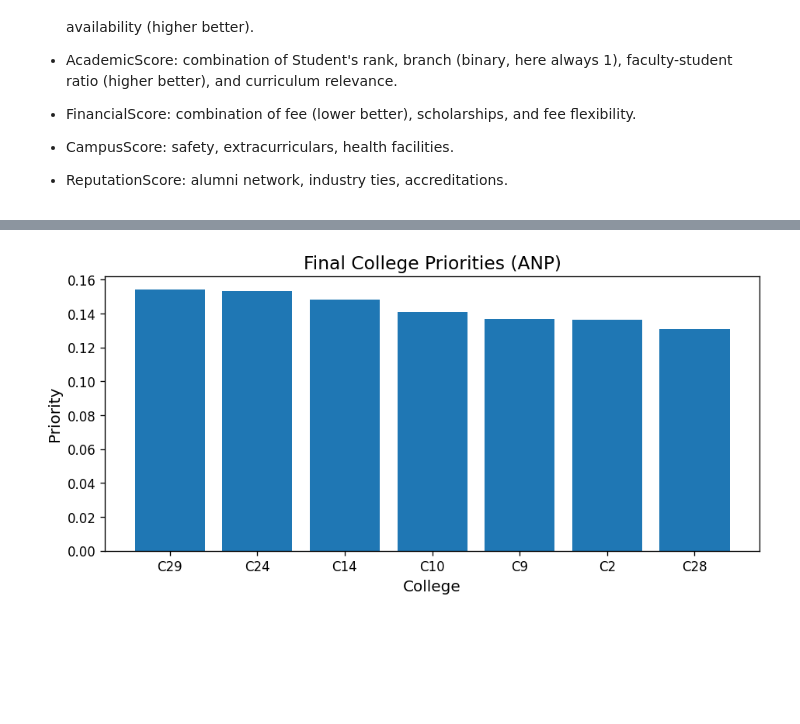
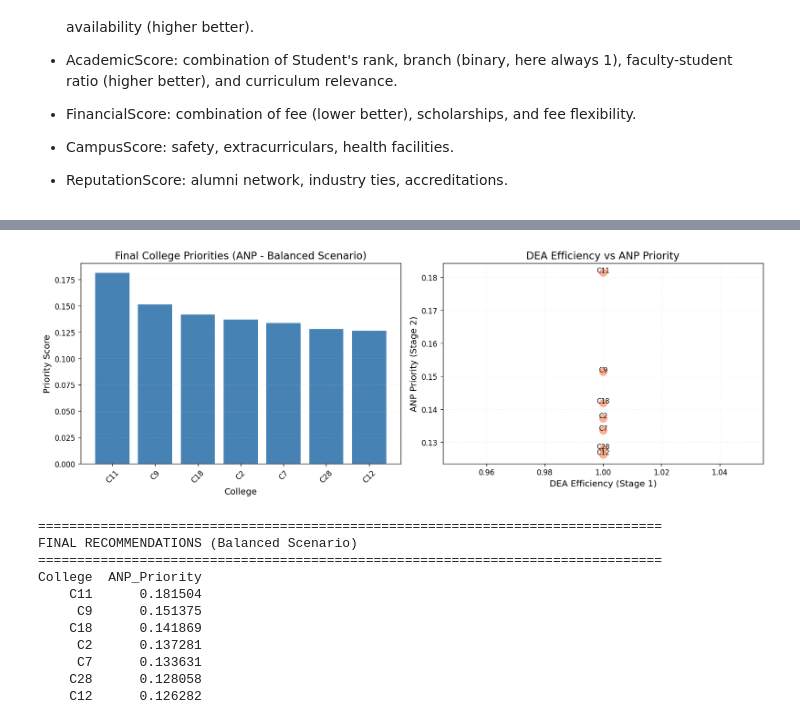
Before and after one commit to VedantJoshi23/DecisionMakingUsingData, a Jupyter notebook: analysis copy.ipynb, the cells around one changed output, grey strips where cells are left out. Saved outputs shown, nothing was run; the diff lists cells and outputs as text; code cells hidden in the pictures; blank space fills up the shorter version.

```diff
--- a/analysis copy.ipynb
+++ b/analysis copy.ipynb
@@ -405,11 +566,17 @@ for i, d in enumerate(Distance_from_Home_km):
 
 Hostel_Availability = np.array(Hostel_Availability)
 
-# Academic Fit
-Rank_Fit_Score = np.clip(
-    1 - (student_rank / shortlisted["College_Cutoff_Rank"].values),
-    0, 1
-)   # Higher "Rank_Fit_Score" = better match
+# IMPROVEMENT #2: Use improved rank fit scoring function
+# Calculate rank fit score using percentile-based continuous scoring
+Rank_Fit_Score = np.array([
+    calculate_rank_fit_score(student_rank, cutoff)
+    for cutoff in shortlisted["College_Cutoff_Rank"].values
+])
+
+print("\nRank Fit Scores (Improved):")
+for college, cutoff, score in zip(shortlisted_cols, shortlisted["College_Cutoff_Rank"].values, Rank_Fit_Score):
+    print(f"  {college}: Cutoff={cutoff}, Student={student_rank}, Score={score:.4f}")
+
 Branch_Offered = np.ones(n_alt)  # assume all shortlisted colleges offer your desired branch
 
 # approximate student count from size category
@@ -466,11 +633,11 @@ Special_Accreditations = np.clip(
 )
 
 anp_df = pd.DataFrame({
-    "Rank_Fit_Score": Rank_Fit_Score,
     "College": shortlisted_cols,
     "Distance_from_Home_km": Distance_from_Home_km,
     "Travel_Time_min": Travel_Time_min,
     "Hostel_Availability": Hostel_Availability,
+    "Rank_Fit_Score": Rank_Fit_Score,
     "Branch_Offered": Branch_Offered,
     "Faculty_Student_Ratio": Faculty_Student_Ratio,
     "Curriculum_Relevance": Curriculum_Relevance,
@@ -681,10 +903,46 @@ anp_results
 # %%
-plt.figure()
-plt.bar(anp_results["College"], anp_results["ANP_Priority"])
-plt.title("Final College Priorities (ANP)")
-plt.ylabel("Priority")
-plt.xlabel("College")
+# Visualize final ANP results (Balanced scenario)
+fig, (ax1, ax2) = plt.subplots(1, 2, figsize=(14, 5))
+
+# Plot 1: Bar chart of priorities
+ax1.bar(anp_results["College"], anp_results["ANP_Priority"], color='steelblue')
+ax1.set_title("Final College Priorities (ANP - Balanced Scenario)")
+ax1.set_ylabel("Priority Score")
+ax1.set_xlabel("College")
+ax1.tick_params(axis='x', rotation=45)
+ax1.grid(axis='y', alpha=0.3)
+
+# Plot 2: Comparison with DEA scores
+ax2.scatter(dea_df_sorted.set_index('College').loc[shortlisted_cols, 'DEA_Efficiency_Theta'],
+           anp_results.set_index('College').loc[shortlisted_cols, 'ANP_Priority'],
+           s=100, alpha=0.6, c='coral')
+for i, college in enumerate(shortlisted_cols):
+    ax2.annotate(college,
+                (dea_df_sorted.set_index('College').loc[college, 'DEA_Efficiency_Theta'],
+                 anp_results.set_index('College').loc[college, 'ANP_Priority']),
+                fontsize=9, ha='center')
+ax2.set_xlabel("DEA Efficiency (Stage 1)")
+ax2.set_ylabel("ANP Priority (Stage 2)")
+ax2.set_title("DEA Efficiency vs ANP Priority")
+ax2.grid(True, alpha=0.3)
+
 plt.tight_layout()
 plt.show()
+
+print("\n" + "="*80)
+print("FINAL RECOMMENDATIONS (Balanced Scenario)")
+print("="*80)
+print(anp_results.to_string(index=False))
 # %% [output]
-[figure, old version]
+[figure, new version]
+================================================================================
+FINAL RECOMMENDATIONS (Balanced Scenario)
+================================================================================
+College  ANP_Priority
+    C11      0.181504
+     C9      0.151375
+    C18      0.141869
+     C2      0.137281
+     C7      0.133631
+    C28      0.128058
+    C12      0.126282
```
Also changed, not shown: parts of 22 cells of this notebook.
